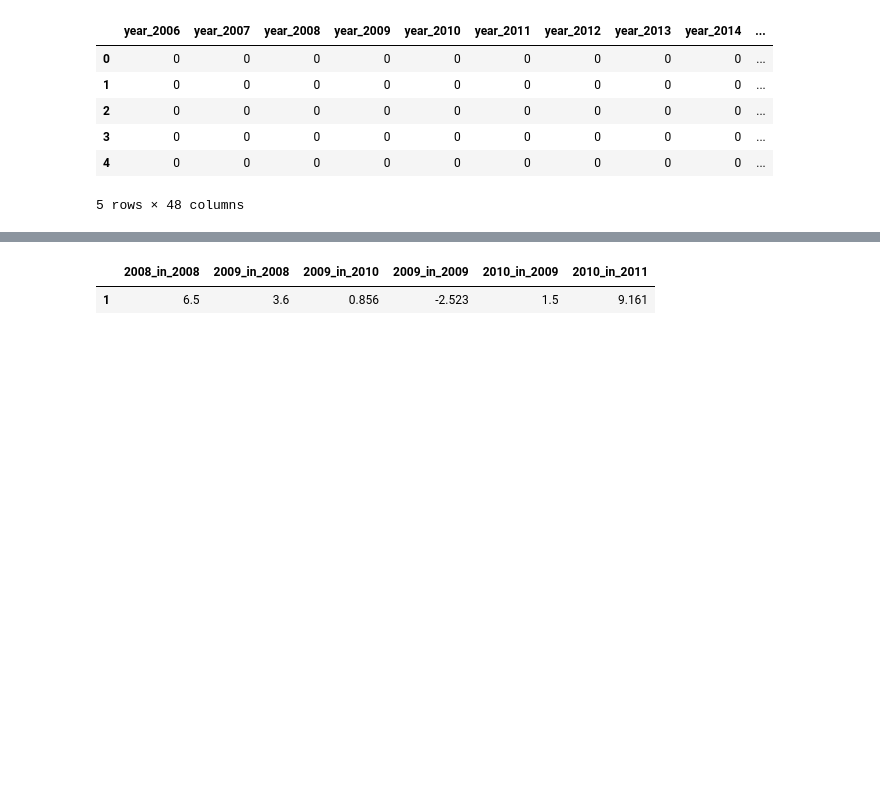
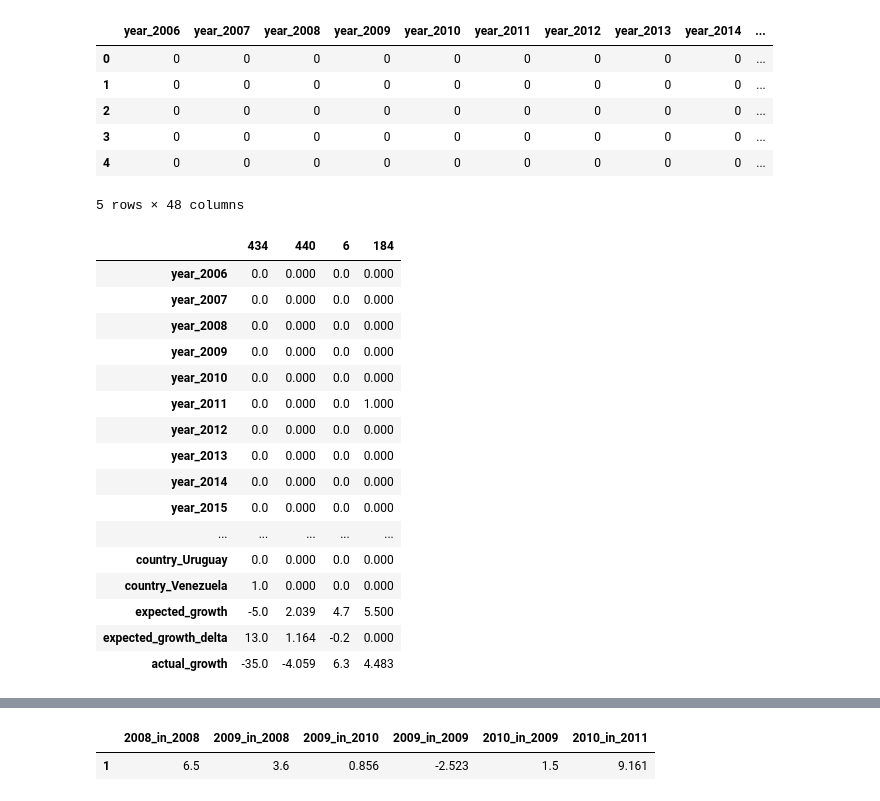
Before and after one commit to seppo0010/imf-growth, a Jupyter notebook: analysis3.ipynb, the cells around one changed output, grey strips where cells are left out. Cells and saved outputs as stored; diff of their text form; code cells hidden in the pictures; blank space fills up the shorter version.

```diff
--- a/analysis3.ipynb
+++ b/analysis3.ipynb
@@ -84,6 +84,26 @@ X.head()
 | 3 | 0 | 0 | 0 | 0 | 0 | 0 | 0 | 0 | 0 | ... |
 | 4 | 0 | 0 | 0 | 0 | 0 | 0 | 0 | 0 | 0 | ... |
 5 rows × 48 columns
+# %%
+X.sample(n=4, random_state=42).T
+# %% [output]
+|  | 434 | 440 | 6 | 184 |
+| year_2006 | 0.0 | 0.000 | 0.0 | 0.000 |
+| year_2007 | 0.0 | 0.000 | 0.0 | 0.000 |
+| year_2008 | 0.0 | 0.000 | 0.0 | 0.000 |
+| year_2009 | 0.0 | 0.000 | 0.0 | 0.000 |
+| year_2010 | 0.0 | 0.000 | 0.0 | 0.000 |
+| year_2011 | 0.0 | 0.000 | 0.0 | 1.000 |
+| year_2012 | 0.0 | 0.000 | 0.0 | 0.000 |
+| year_2013 | 0.0 | 0.000 | 0.0 | 0.000 |
+| year_2014 | 0.0 | 0.000 | 0.0 | 0.000 |
+| year_2015 | 0.0 | 0.000 | 0.0 | 0.000 |
+| ... | ... | ... | ... | ... |
+| country_Uruguay | 0.0 | 0.000 | 0.0 | 0.000 |
+| country_Venezuela | 1.0 | 0.000 | 0.0 | 0.000 |
+| expected_growth | -5.0 | 2.039 | 4.7 | 5.500 |
+| expected_growth_delta | 13.0 | 1.164 | -0.2 | 0.000 |
+| actual_growth | -35.0 | -4.059 | 6.3 | 4.483 |
 # %%
 plt.scatter(X['expected_growth'], X['actual_growth'])
 plt.axline([0, 0], [1, 1], color='red', label='45 degrees')
```
Also changed, not shown: parts of 5 cells of this notebook.
